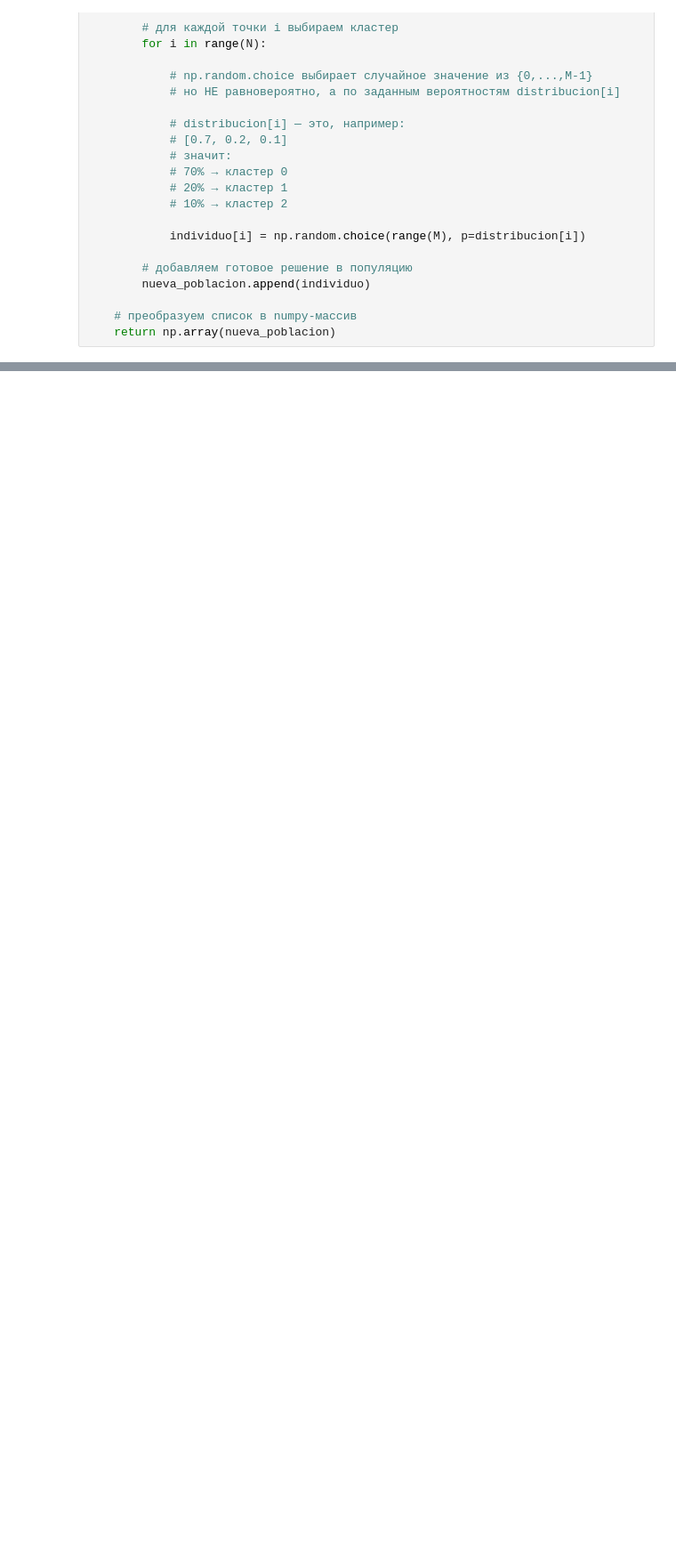
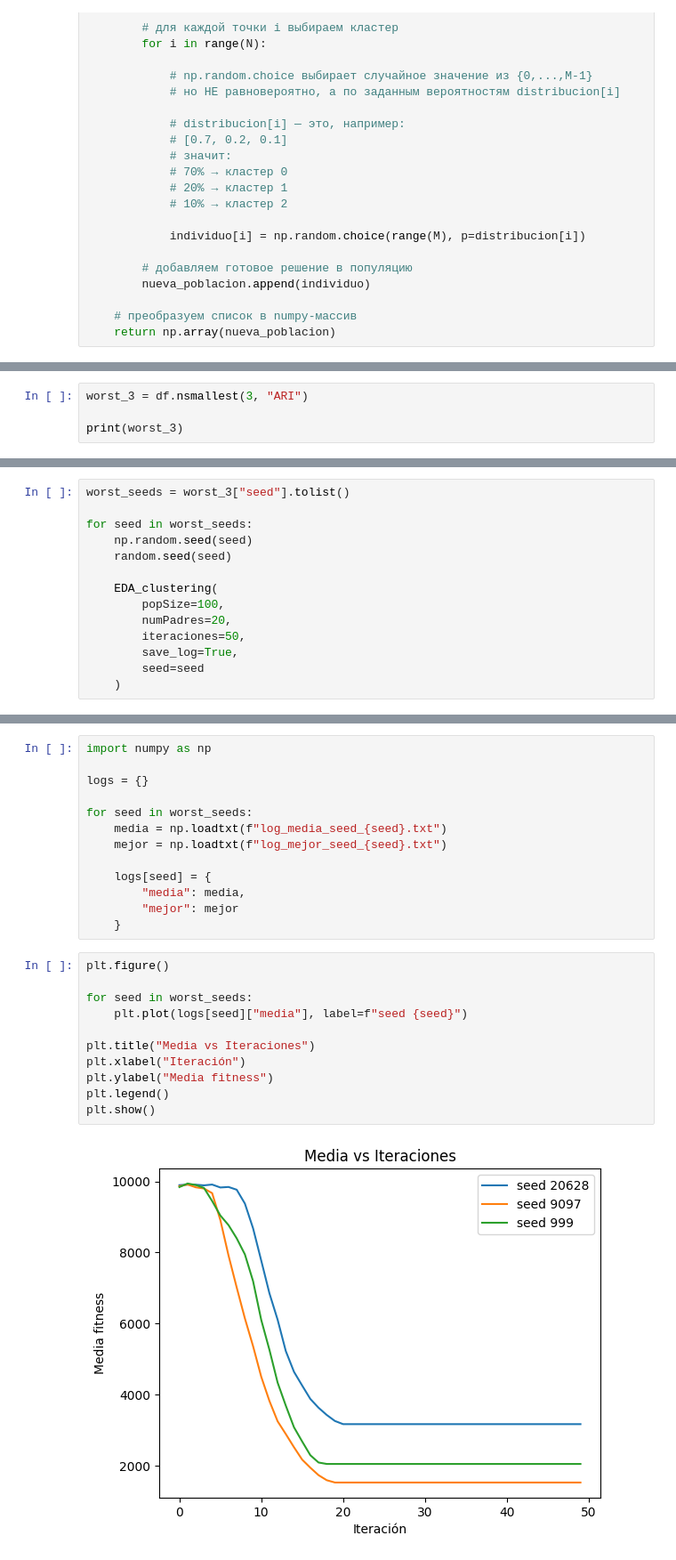
Before and after one commit to Evgesha2022/AB_clustering, a Jupyter notebook: main EDA blobs.ipynb, the cells around one changed output, grey strips where cells are left out. Shown at 89% size. Drawn from its saved outputs; the diff is of its cells as text; blank space fills up the shorter version.

```diff
--- a/main EDA blobs.ipynb
+++ b/main EDA blobs.ipynb
@@ -287,0 +432,4 @@ print(adjusted_rand_score(y_true, mejor_global))
+# %%
+worst_3 = df.nsmallest(3, "ARI")
+
+print(worst_3)
@@ -287,0 +441,14 @@ print(adjusted_rand_score(y_true, mejor_global))
+# %%
+worst_seeds = worst_3["seed"].tolist()
+
+for seed in worst_seeds:
+    np.random.seed(seed)
+    random.seed(seed)
+
+    EDA_clustering(
+        popSize=100,
+        numPadres=20,
+        iteraciones=50,
+        save_log=True,
+        seed=seed
+    )
@@ -287,0 +500,26 @@ print(adjusted_rand_score(y_true, mejor_global))
+# %%
+import numpy as np
+
+logs = {}
+
+for seed in worst_seeds:
+    media = np.loadtxt(f"log_media_seed_{seed}.txt")
+    mejor = np.loadtxt(f"log_mejor_seed_{seed}.txt")
+
+    logs[seed] = {
+        "media": media,
+        "mejor": mejor
+    }
+# %%
+plt.figure()
+
+for seed in worst_seeds:
+    plt.plot(logs[seed]["media"], label=f"seed {seed}")
+
+plt.title("Media vs Iteraciones")
+plt.xlabel("Iteración")
+plt.ylabel("Media fitness")
+plt.legend()
+plt.show()
+# %% [output]
+[figure, added]
```
Also changed, not shown: parts of 25 cells of this notebook, 5 other files.
